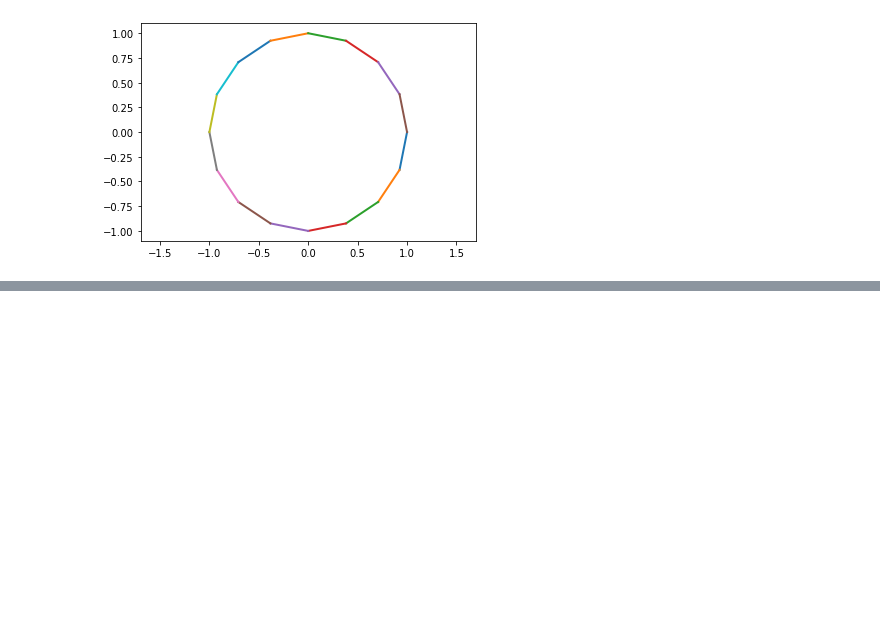
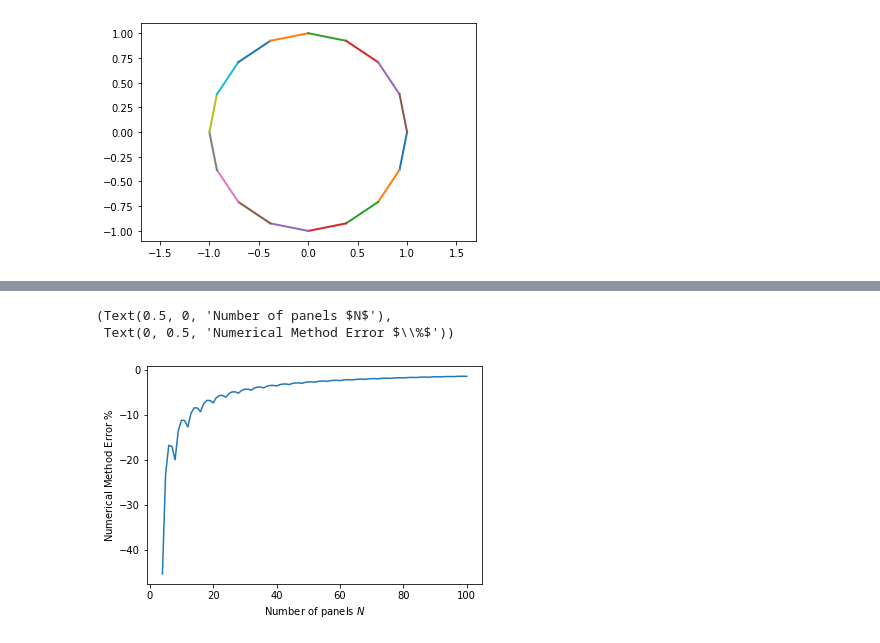
Before and after one commit to weymouth/MarineHydro, a Jupyter notebook: tutorials/notebook template.ipynb, the cells around one changed output, grey strips where cells are left out. Cells and saved outputs as stored; diff of their text form; code cells hidden in the pictures; blank space fills up the shorter version.

```diff
--- a/tutorials/notebook template.ipynb
+++ b/tutorials/notebook template.ipynb
@@ -110,0 +161,15 @@ plt.axis('equal')
+# %%
+def max_error(N):
+    circle=make_circle(N)
+    circle.solve_gamma()
+    gamma=circle.get_array('gamma')
+    return ((max(gamma) - 2)*100)/2
+
+N = range(4,101)
+error = [max_error(N) for N in N]
+plt.plot(N, error)
+plt.xlabel(r'Number of panels $N$'),plt.ylabel(r'Numerical Method Error $\%$')
+# %% [output]
+(Text(0.5, 0, 'Number of panels $N$'),
+ Text(0, 0.5, 'Numerical Method Error $\\%$'))
+[figure, added]
```
Also changed, not shown: parts of 9 cells of this notebook.
